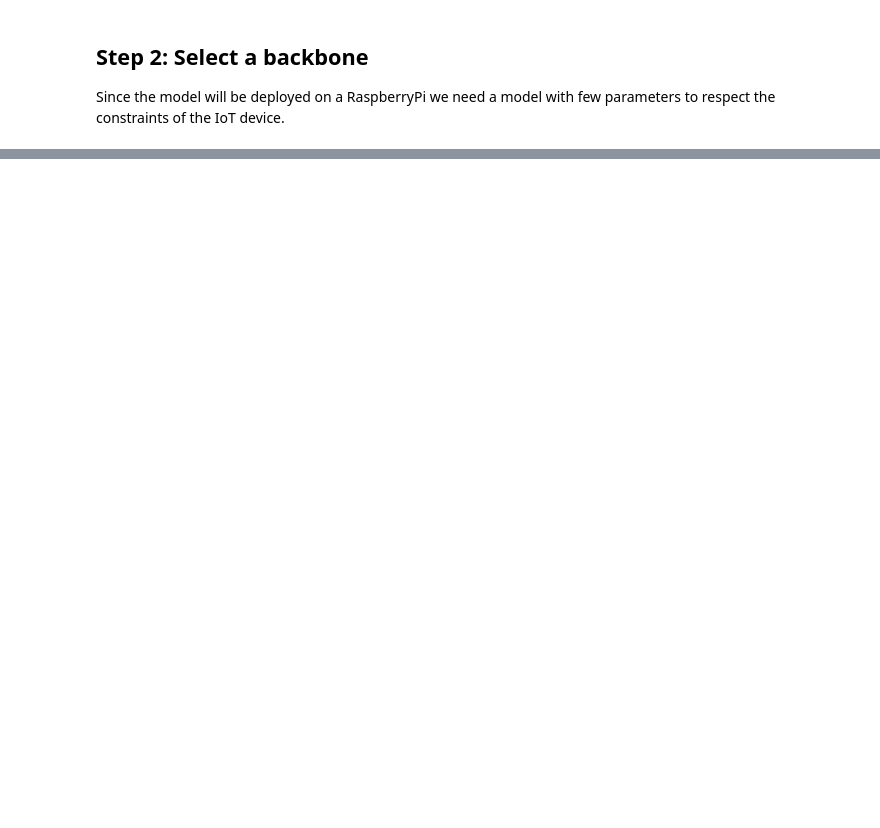
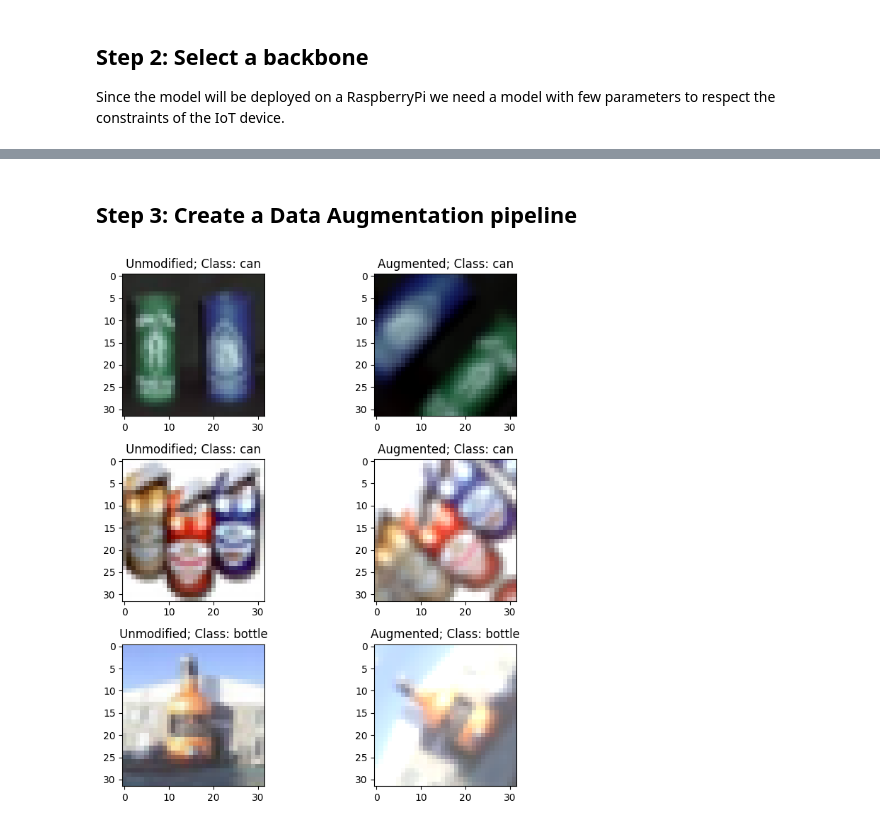
Before and after one commit to Sofie273/bvbv-rbp, a Jupyter notebook: mobileNet.ipynb, the cells around one changed output, grey strips where cells are left out. Drawn from its saved outputs; the diff is of its cells as text; code cells hidden in the pictures; blank space fills up the shorter version.

Commit message:
Add: Data Augmentation Pipeline

```diff
--- a/mobileNet.ipynb
+++ b/mobileNet.ipynb
@@ -277,0 +288,33 @@ mobile_net_backbone = keras.applications.MobileNetV3Large(
+# %% [markdown]
+## Step 3: Create a Data Augmentation pipeline
+# %%
+SEED = 1234567842
+augmentation_pipeline = tf.keras.Sequential([
+    layers.RandomFlip("horizontal_and_vertical", seed=SEED),
+    layers.RandomRotation(0.2, seed=SEED),
+    layers.RandomZoom((0, -0.25), seed=SEED), #zooms in horizontal and vertical direction and preserves aspect ratio
+    layers.RandomBrightness((-0.2, 0.2), seed=SEED), # increase and decrease between 20%
+    layers.Lambda(lambda x: tf.cast(x,tf.int32))
+])
+
+# TODO: Integrate stack ontop of model and fine-tune
+# %%
+# test the data augmentation pipeline
+
+fig, ax = plt.subplots(3,2)
+fig.set_size_inches(8,8)
+for i in range(3):
+    l = random.randint(0, len(y_test))
+    sample = x_test[l]
+    #print("Original:", sample)
+    ax[i,0].imshow(sample)
+    ax[i,0].set_title('Unmodified; Class: ' + label_names[y_test.T[0][l]])
+
+    augmented = augmentation_pipeline(sample)
+    #print("augmented:", augmented)
+    ax[i,1].imshow(augmented)
+    ax[i,1].set_title('Augmented; Class: ' + label_names[y_test.T[0][l]])
+
+plt.tight_layout()
+# %% [output]
+[figure, added]
```
Also changed, not shown: parts of 5 cells of this notebook.
